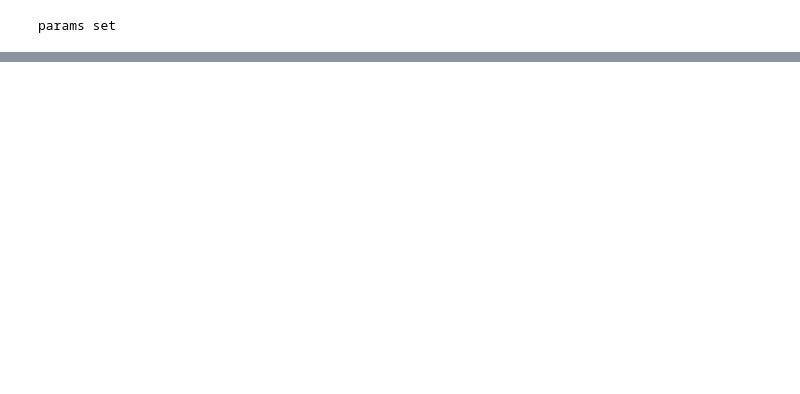
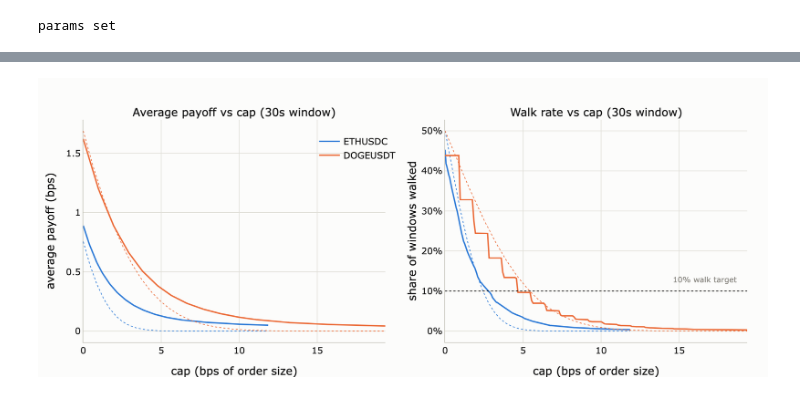
Before and after one commit to cowprotocol/penalty-research, a Jupyter notebook: solver_revert_option_pricing.ipynb, the cells around one changed output, grey strips where cells are left out. Cells and saved outputs as stored; diff of their text form; code cells hidden in the pictures; blank space fills up the shorter version.

```diff
--- a/solver_revert_option_pricing.ipynb
+++ b/solver_revert_option_pricing.ipynb
@@ -337,0 +348,6 @@ DOGEUSDT: 25,916 non-overlapping 10s windows | raw std 2.80 bps vs TSRV vol 2.49
+# %%
+print("free put OV(0) per order, bps of order size:")
+Ts = [T_FAST] + T_GRID
+print(f"{'pair':30s}" + "".join(f"  @ {T:3d}s" for T in Ts))
+for pair in SIGMA_1S:
+    print(f"{pair:30s}" + "".join(f"  {ov_closed(sigma_T(pair, T), 0, 0):5.2f}" for T in Ts))
@@ -372,33 +385,31 @@ dotted ones because real windows carry bounce and fat tails on top of diffusion.
 # %%
-K_EMP = {}
-print(f"empirical cap at the {Q_TARGET:.0%} walk target, and its multiple of the TSRV vol:")
-print(f"{'pair':10s} {'T(s)':>5s} {'TSRV vol_T':>11s} {'raw std':>8s} {'cap@10%':>8s} "
-      f"{'k = cap/vol':>12s} {'E[payoff]':>10s}")
+fig = make_subplots(rows=1, cols=2, horizontal_spacing=0.09,
+                    subplot_titles=(f"Average payoff vs cap ({T_EXCL}s window)",
+                                    f"Walk rate vs cap ({T_EXCL}s window)"))
 for pair in PAIRS_EMP:
-    K_EMP[pair] = {}
-    for T in T_GRID:
-        _, end = windows_bps(PX[pair], T)
-        cap = float(-np.quantile(end, Q_TARGET))
-        k = cap/sigma_T(pair, T)
-        K_EMP[pair][T] = k
-        print(f"{pair:10s} {T:5d} {sigma_T(pair, T):11.2f} {end.std():8.2f} {cap:8.2f} "
-              f"{k:12.2f} {np.mean(np.maximum(end, -cap)):10.3f}")
-kmin = min(min(d.values()) for d in K_EMP.values())
-kmax = max(max(d.values()) for d in K_EMP.values())
-print()
-print(f"normal model: k = {norm.ppf(1-Q_TARGET):.2f}; this sample: {kmin:.2f}-{kmax:.2f}")
-print("(bounce and fat tails on top of diffusion). Pin k down on 1-3 months of data.")
-
-print()
-print(f"hedging ceiling ({T_EMP}s window, cap at each pair's 10% level):")
-for pair in PAIRS_EMP:
-    paths, end = windows_bps(PX[pair], T_EMP)
-    cap = float(-np.quantile(end, Q_TARGET))
-    eur = np.mean(np.maximum(end, -cap))
-    run_max = np.maximum(paths.max(axis=1), end)
-    hind = np.mean(np.maximum(run_max, -cap))
-    print(f"  {pair:10s} waiting (European): {eur:6.3f} bps | perfect hindsight: {hind:6.3f} bps "
-          f"({hind/eur:.1f}x ceiling)")
-print("A hedged solver keeps the revert right, so hedging preserves (not beats) the waiting value")
-print("under driftless prices; the hindsight ceiling argues for keeping windows short.")
+    _, end = windows_bps(PX[pair], T_EXCL)
+    sT_r = sigma_T(pair, T_EXCL)
+    caps = np.linspace(0, 4*max(sT_r, end.std()), 200)
+    col = C_PAIR[pair]
+    fig.add_trace(go.Scatter(x=caps, y=[np.mean(np.maximum(end, -c)) for c in caps], mode="lines",
+                             line=dict(color=col, width=2), name=pair), row=1, col=1)
+    fig.add_trace(go.Scatter(x=caps, y=[ov_closed(sT_r, 0, c) for c in caps], mode="lines",
+                             line=dict(color=col, width=1, dash="dot"), showlegend=False), row=1, col=1)
+    fig.add_trace(go.Scatter(x=caps, y=[np.mean(end < -c) for c in caps], mode="lines",
+                             line=dict(color=col, width=2), showlegend=False), row=1, col=2)
+    fig.add_trace(go.Scatter(x=caps, y=[p_revert(sT_r, 0, c) for c in caps], mode="lines",
+                             line=dict(color=col, width=1, dash="dot"), showlegend=False), row=1, col=2)
+fig.add_hline(y=Q_TARGET, line=dict(color=INK, dash="dot", width=1), row=1, col=2)
+fig.add_annotation(text="10% walk target", x=0.97, xref="x2 domain", y=0.13, xanchor="right",
+                   showarrow=False, font=dict(color=GRAY, size=11), row=1, col=2)
+fig.update_xaxes(title_text="cap (bps of order size)", row=1, col=1)
+fig.update_xaxes(title_text="cap (bps of order size)", row=1, col=2)
+fig.update_yaxes(title_text="average payoff (bps)", row=1, col=1)
+fig.update_yaxes(title_text="share of windows walked", tickformat=".0%", row=1, col=2)
+style(fig, h=430)
+fig.update_layout(legend=dict(x=0.35, y=0.95))
+fig.show()
+print("Solid: data. Dotted: normal model at the TSRV vol. Walk curves shown at a truthful bid;")
+print("optimal-bid caps are in the table below.")
 # %% [output]
+[figure, added]
```
Also changed, not shown: parts of 32 cells of this notebook.
